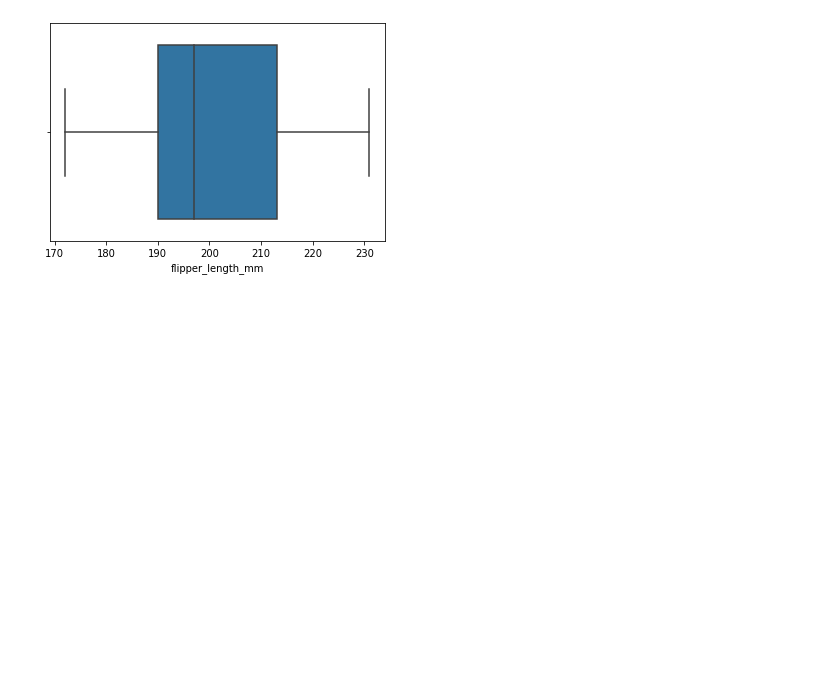
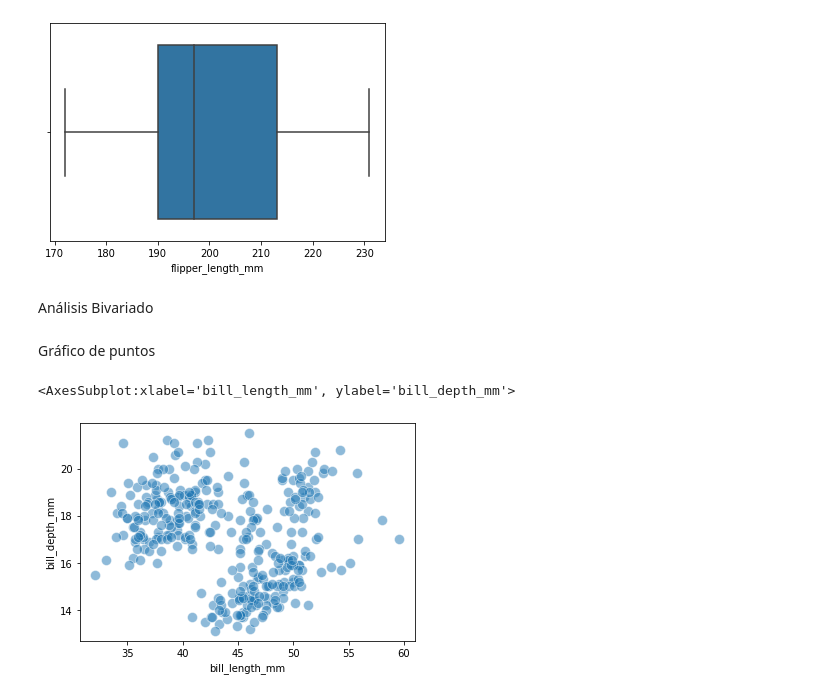
Before and after one commit to mariosanchez5/An-lisis-Exploratorios---Varios, a Jupyter notebook: Análisis Exploratorio - Pinguinos(sns).ipynb, the cells around one changed output. Cells and saved outputs as stored; diff of their text form; code cells hidden in the pictures; blank space fills up the shorter version.

Commit message:
Continuación del análisis

```diff
--- a/Análisis Exploratorio - Pinguinos(sns).ipynb
+++ b/Análisis Exploratorio - Pinguinos(sns).ipynb
@@ -316,3 +316,16 @@ sns.boxplot(data=df,
 # %% [output]
 <AxesSubplot:xlabel='flipper_length_mm'>
 [figure]
+# %% [markdown]
+Análisis Bivariado
+# %% [markdown]
+Gráfico de puntos
+# %%
+sns.scatterplot(data=df,
+                x='bill_length_mm',
+                y='bill_depth_mm',
+                alpha = 1/2,
+                s=100)
+# %% [output]
+<AxesSubplot:xlabel='bill_length_mm', ylabel='bill_depth_mm'>
+[figure, added]
```
Also changed, not shown: parts of 11 cells of this notebook.
